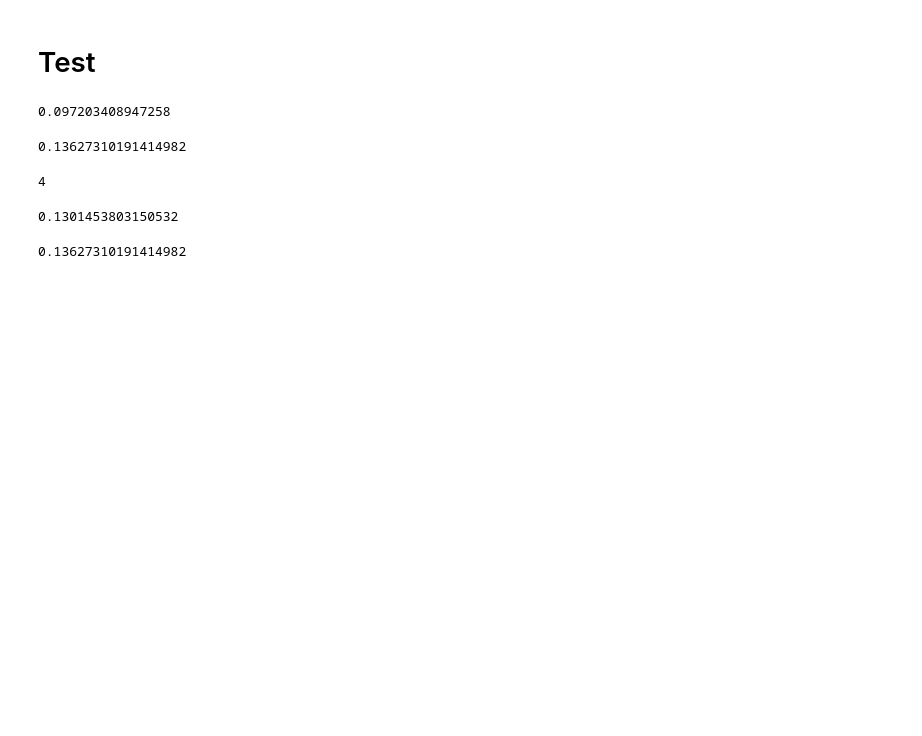
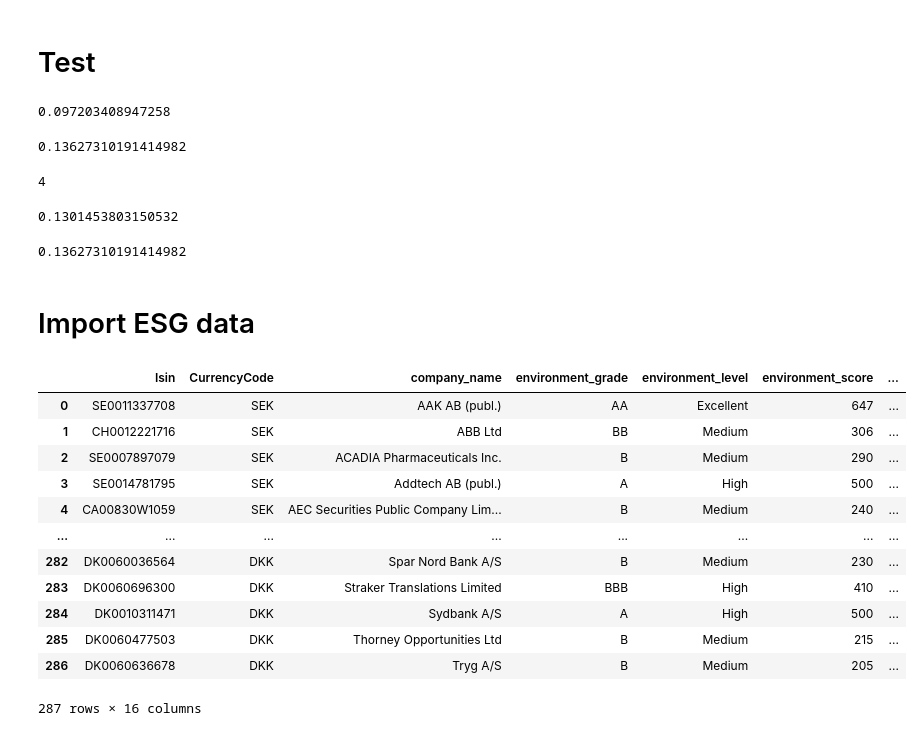
Before and after one commit to FerdinandBjerreWahl/BA, a Jupyter notebook: Bachelorprojekt kode.ipynb, the cells around one changed output. Drawn from its saved outputs; the diff is of its cells as text; code cells hidden in the pictures; blank space fills up the shorter version.

```diff
--- a/Bachelorprojekt kode.ipynb
+++ b/Bachelorprojekt kode.ipynb
@@ -319,3 +319,23 @@ def test(weights,alphas,betas,RM):
 test(weights,alphas,betas,mreturns)
 # %% [output]
 0.13627310191414982
+# %% [markdown]
+# Import ESG data
+# %%
+ESG_data = pd.read_csv("ESG_DATA.csv")
+# %%
+ESG_data
+# %% [output]
+|  | Isin | CurrencyCode | company_name | environment_grade | environment_level | environment_score | ... |
+| 0 | SE0011337708 | SEK | AAK AB (publ.) | AA | Excellent | 647 | ... |
+| 1 | CH0012221716 | SEK | ABB Ltd | BB | Medium | 306 | ... |
+| 2 | SE0007897079 | SEK | ACADIA Pharmaceuticals Inc. | B | Medium | 290 | ... |
+| 3 | SE0014781795 | SEK | Addtech AB (publ.) | A | High | 500 | ... |
+| 4 | CA00830W1059 | SEK | AEC Securities Public Company Lim... | B | Medium | 240 | ... |
+| ... | ... | ... | ... | ... | ... | ... | ... |
+| 282 | DK0060036564 | DKK | Spar Nord Bank A/S | B | Medium | 230 | ... |
+| 283 | DK0060696300 | DKK | Straker Translations Limited | BBB | High | 410 | ... |
+| 284 | DK0010311471 | DKK | Sydbank A/S | A | High | 500 | ... |
+| 285 | DK0060477503 | DKK | Thorney Opportunities Ltd | B | Medium | 215 | ... |
+| 286 | DK0060636678 | DKK | Tryg A/S | B | Medium | 205 | ... |
+287 rows × 16 columns
```
Also changed, not shown: parts of 6 cells of this notebook.
